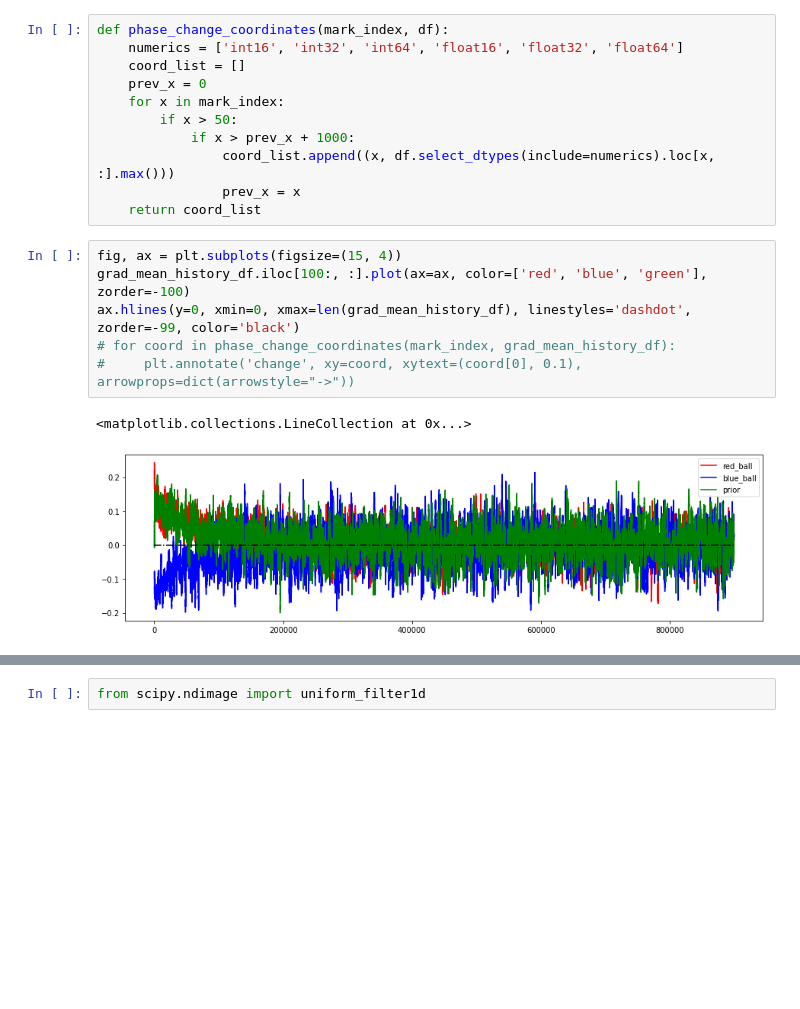
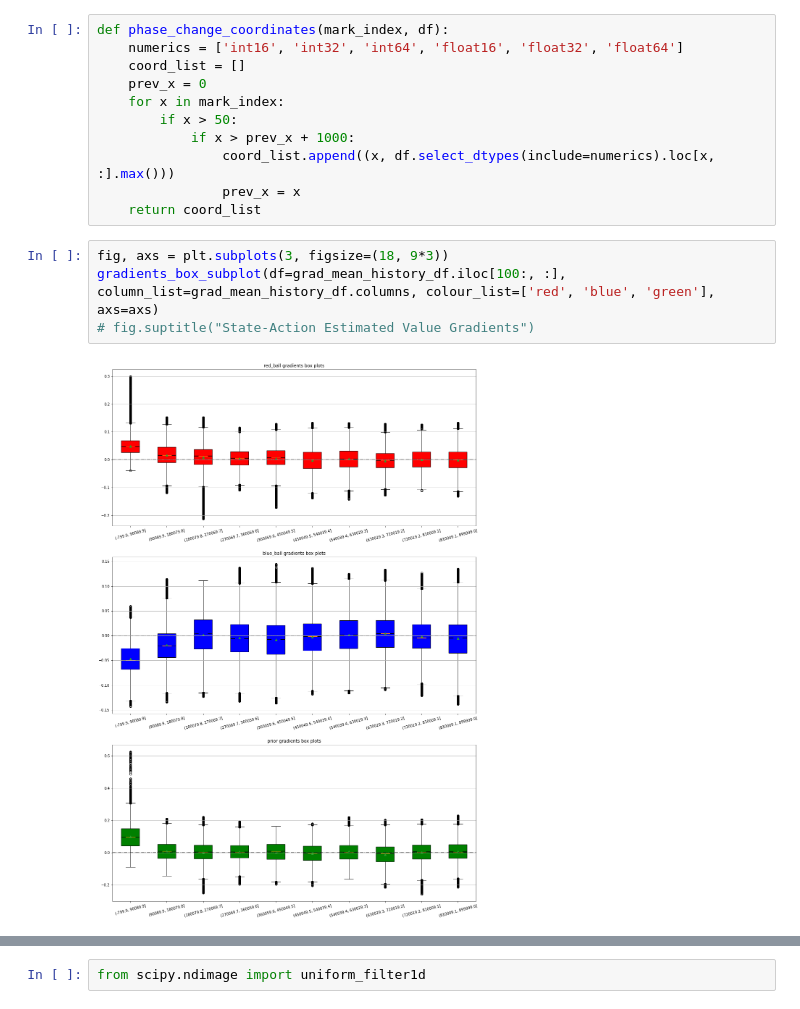
Before and after one commit to realwenlongwang/contexutal-bandits-with-peer-prediction-for-decision-making, a Jupyter notebook: Stochastic_Gradient_Bandit_with_Continous_Action_Space.ipynb, the cells around one changed output, grey strips where cells are left out. Drawn from its saved outputs; the diff is of its cells as text; blank space fills up the shorter version.

```diff
--- a/Stochastic_Gradient_Bandit_with_Continous_Action_Space.ipynb
+++ b/Stochastic_Gradient_Bandit_with_Continous_Action_Space.ipynb
@@ -252,14 +241,11 @@ def phase_change_coordinates(mark_index, df):
                 coord_list.append((x, df.select_dtypes(include=numerics).loc[x, :].max()))
                 prev_x = x
     return coord_list
-# %%
-fig, ax = plt.subplots(figsize=(15, 4))
-grad_mean_history_df.iloc[100:, :].plot(ax=ax, color=['red', 'blue', 'green'], zorder=-100)
-ax.hlines(y=0, xmin=0, xmax=len(grad_mean_history_df), linestyles='dashdot', zorder=-99, color='black')
-# for coord in phase_change_coordinates(mark_index, grad_mean_history_df):
-#     plt.annotate('change', xy=coord, xytext=(coord[0], 0.1), arrowprops=dict(arrowstyle="->"))
-# %% [output]
-<matplotlib.collections.LineCollection at 0x...>
-[figure, removed]
+# %%
+fig, axs = plt.subplots(3, figsize=(18, 9*3))
+gradients_box_subplot(df=grad_mean_history_df.iloc[100:, :], column_list=grad_mean_history_df.columns, colour_list=['red', 'blue', 'green'], axs=axs)
+# fig.suptitle("State-Action Estimated Value Gradients")
+# %% [output]
+[figure, added]
 # %%
 grad_mean_history_df.iloc[-50000:, :].describe()
```
Also changed, not shown: parts of 15 cells of this notebook, 5 other files.
